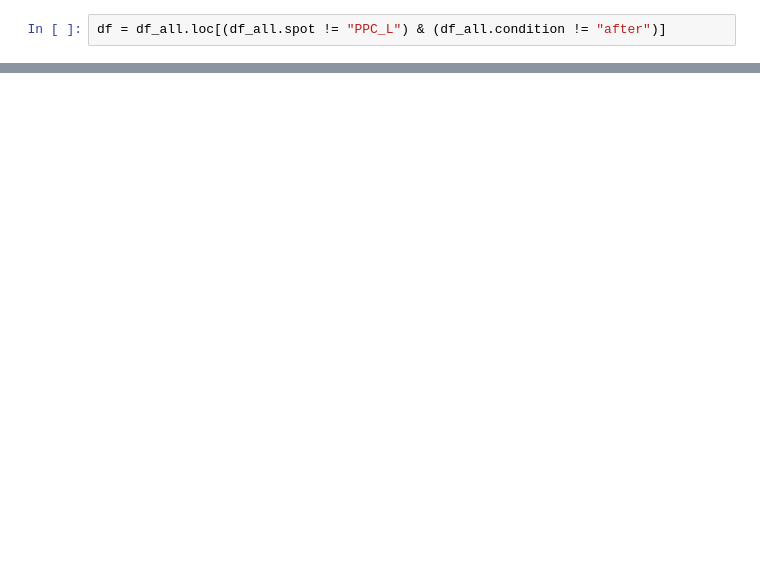
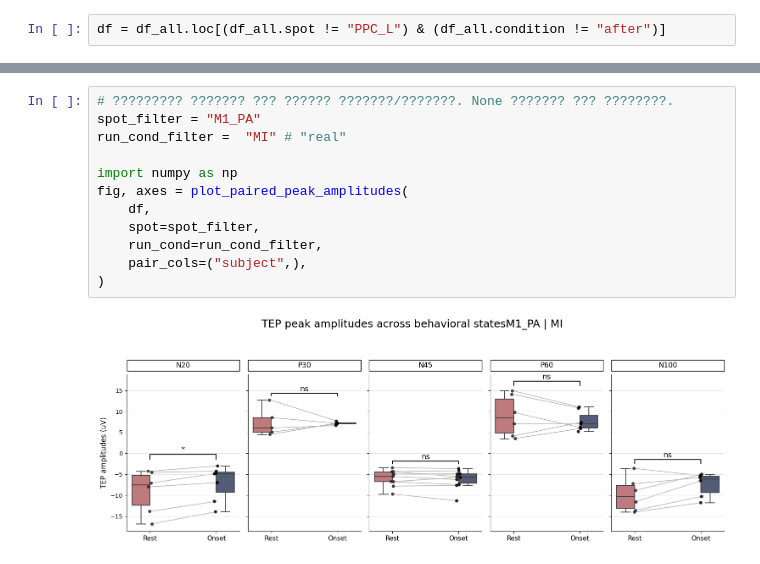
Before and after one commit to JuliaRory/TEP_analysis, a Jupyter notebook: notebooks/component_analysis/4_exp_pavlov_comp_analyi.ipynb, the cells around one changed output, grey strips where cells are left out. Cells and saved outputs as stored; diff of their text form; blank space fills up the shorter version.

```diff
--- a/notebooks/4_exp_pavlov_comp_analyi.ipynb
+++ b/notebooks/component_analysis/4_exp_pavlov_comp_analyi.ipynb
@@ -279,0 +504,14 @@ for i, comp in enumerate(comp_names):
+# %%
+# ????????? ??????? ??? ?????? ???????/???????. None ??????? ??? ????????.
+spot_filter = "M1_PA"
+run_cond_filter =  "MI" # "real"
+
+import numpy as np
+fig, axes = plot_paired_peak_amplitudes(
+    df,
+    spot=spot_filter,
+    run_cond=run_cond_filter,
+    pair_cols=("subject",),
+)
+# %% [output]
+[figure, added]
```
Also changed, not shown: parts of 13 cells of this notebook, 11 other files.
